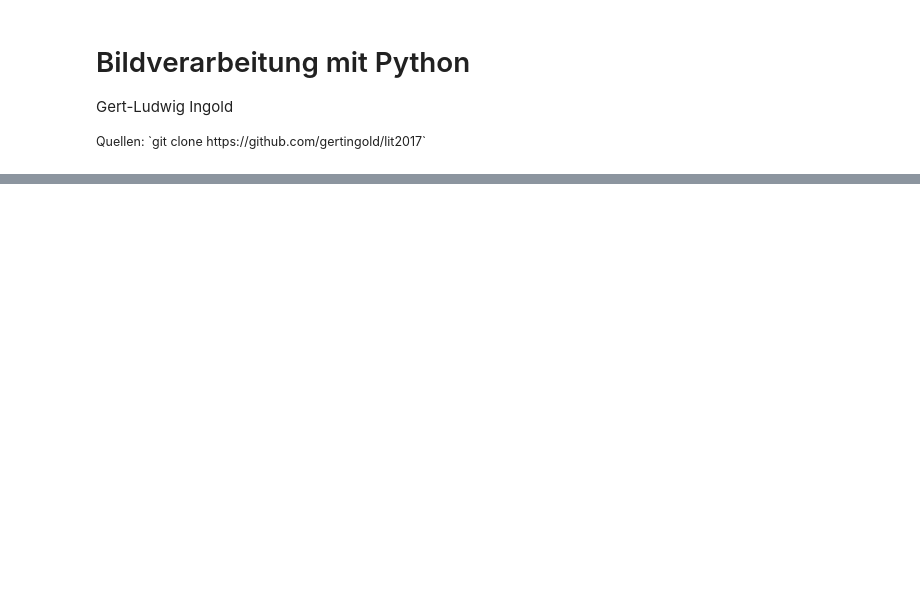
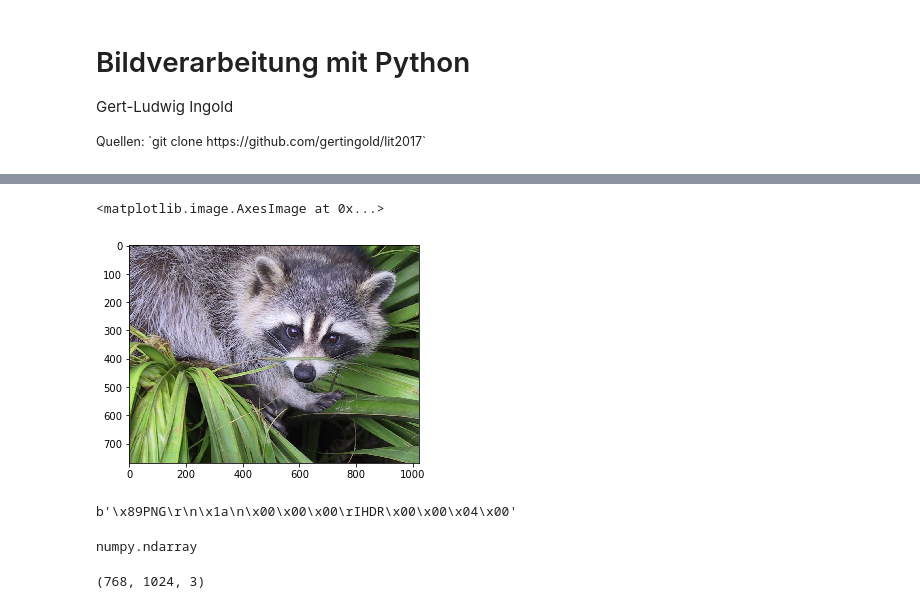
Before and after one commit to gertingold/lit2017, a Jupyter notebook: lit2017.ipynb, the cells around one changed output, grey strips where cells are left out. Saved outputs shown, nothing was run; the diff lists cells and outputs as text; code cells hidden in the pictures; blank space fills up the shorter version.

```diff
--- a/lit2017.ipynb
+++ b/lit2017.ipynb
@@ -20,0 +70,6 @@ import skimage
+# %%
+face = misc.face()
+plt.imshow(face)
+# %% [output]
+<matplotlib.image.AxesImage at 0x...>
+[figure, added]
@@ -20,0 +78,5 @@ import skimage
+# %%
+with open('face.png', 'rb') as file:
+    print(file.read(20))
+# %% [output]
+b'\x89PNG\r\n\x1a\n\x00\x00\x00\rIHDR\x00\x00\x04\x00'
@@ -20,0 +85,8 @@ import skimage
+# %%
+type(waschbär)
+# %% [output]
+numpy.ndarray
+# %%
+waschbär.shape
+# %% [output]
+(768, 1024, 3)
```
Also changed, not shown: parts of 43 cells of this notebook.
